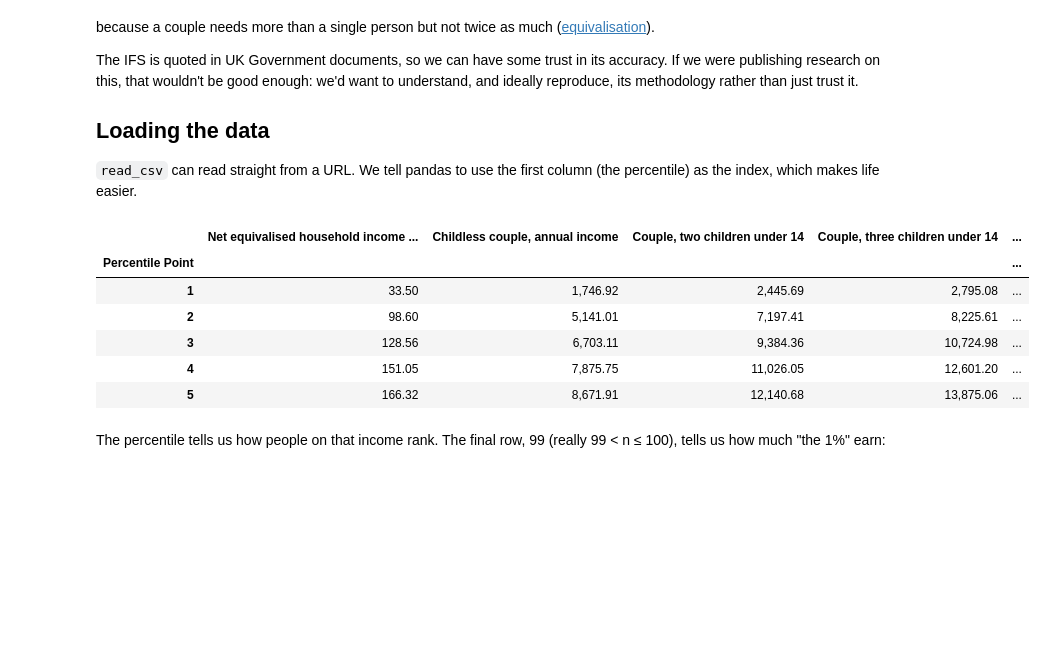
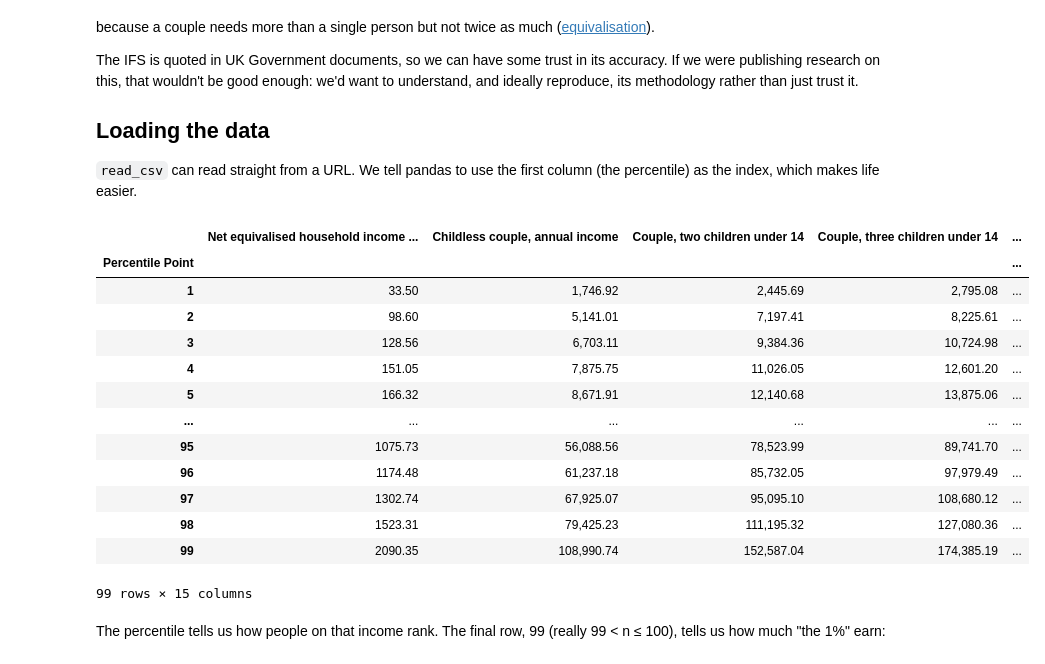
Before and after one commit to ellaxcode/QM2, a Jupyter notebook: notebooks/W02. Pandas.ipynb, the cells around one changed output. Saved outputs shown, nothing was run; the diff lists cells and outputs as text; code cells hidden in the pictures; blank space fills up the shorter version.

```diff
--- a/notebooks/W02. Pandas.ipynb
+++ b/notebooks/W02. Pandas.ipynb
@@ -30,15 +30,22 @@ The IFS is quoted in UK Government documents, so we can have some trust in its a
 `read_csv` can read straight from a URL. We tell pandas to use the first column (the percentile) as the index, which makes life easier.
 # %%
 income = pd.read_csv("https://s3.eu-west-2.amazonaws.com/qm2/wk2/incomes.csv", index_col=0)
-income.head()
+income
 # %% [output]
 |  | Net equivalised household income ... | Childless couple, annual income | Couple, two children under 14 | Couple, three children under 14 | ... |
 | Percentile Point |  |  |  |  | ... |
 | 1 | 33.50 | 1,746.92 | 2,445.69 | 2,795.08 | ... |
 | 2 | 98.60 | 5,141.01 | 7,197.41 | 8,225.61 | ... |
 | 3 | 128.56 | 6,703.11 | 9,384.36 | 10,724.98 | ... |
 | 4 | 151.05 | 7,875.75 | 11,026.05 | 12,601.20 | ... |
 | 5 | 166.32 | 8,671.91 | 12,140.68 | 13,875.06 | ... |
+| ... | ... | ... | ... | ... | ... |
+| 95 | 1075.73 | 56,088.56 | 78,523.99 | 89,741.70 | ... |
+| 96 | 1174.48 | 61,237.18 | 85,732.05 | 97,979.49 | ... |
+| 97 | 1302.74 | 67,925.07 | 95,095.10 | 108,680.12 | ... |
+| 98 | 1523.31 | 79,425.23 | 111,195.32 | 127,080.36 | ... |
+| 99 | 2090.35 | 108,990.74 | 152,587.04 | 174,385.19 | ... |
+99 rows × 15 columns
 # %% [markdown]
 The percentile tells us how people on that income rank. The final row, 99 (really 99 < n ≤ 100), tells us how much "the 1%" earn:
 # %%
```
Also changed, not shown: parts of 8 cells of this notebook.
